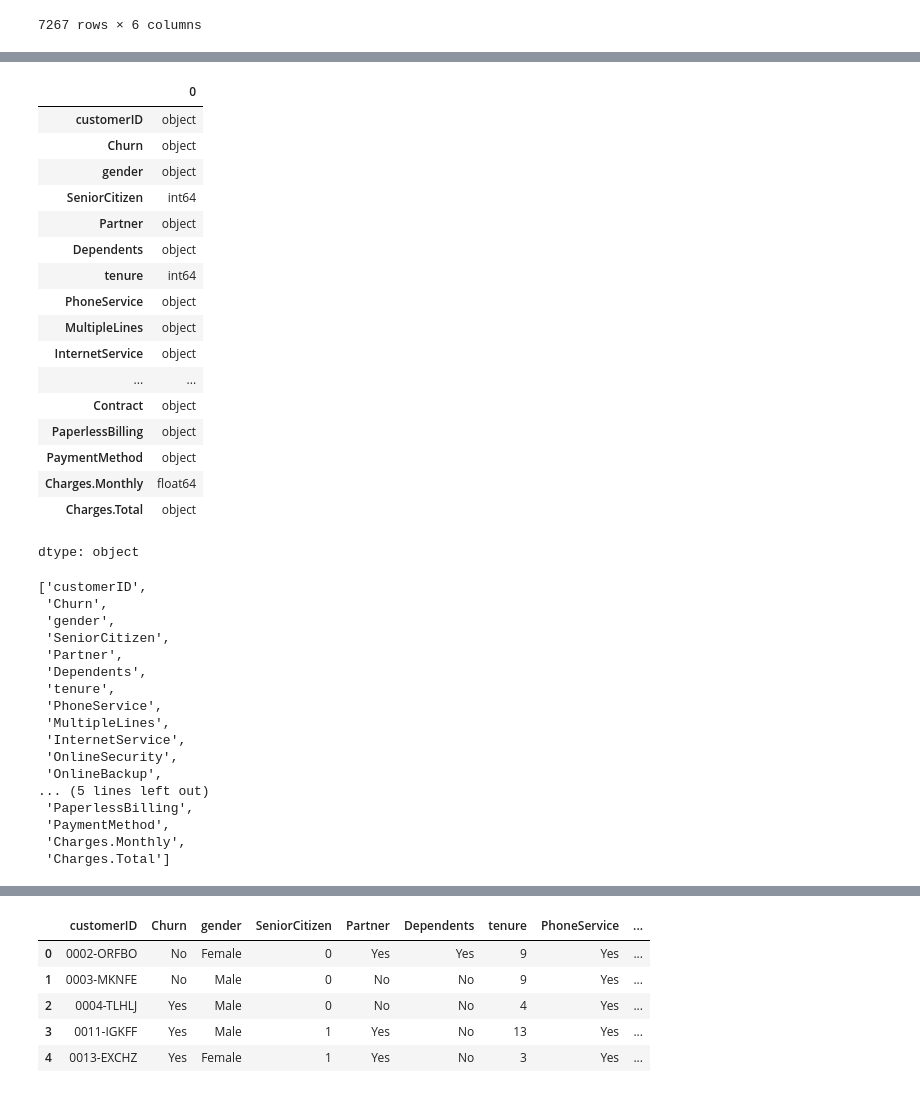
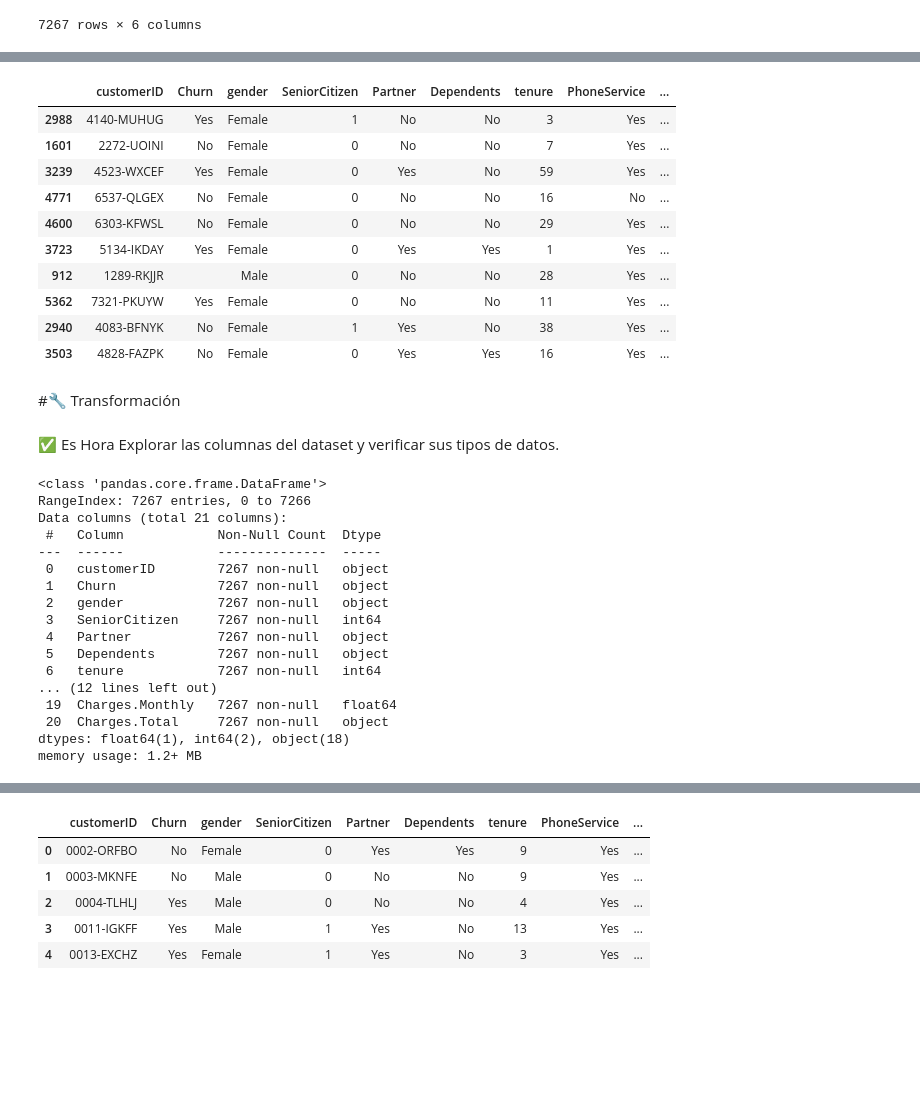
Before and after one commit to jorgevillegazz/Challange-Telecom-X, a Jupyter notebook: TelecomX_LATAM_de_George.ipynb, the cells around one changed output, grey strips where cells are left out. Cells and saved outputs as stored; diff of their text form; code cells hidden in the pictures; blank space fills up the shorter version.

```diff
--- a/TelecomX_LATAM_de_George.ipynb
+++ b/TelecomX_LATAM_de_George.ipynb
@@ -121,44 +134,39 @@ df_normalizado
+# %%
+df_normalizado.sample(10)
+# %% [output]
+|  | customerID | Churn | gender | SeniorCitizen | Partner | Dependents | tenure | PhoneService | ... |
+| 2988 | 4140-MUHUG | Yes | Female | 1 | No | No | 3 | Yes | ... |
+| 1601 | 2272-UOINI | No | Female | 0 | No | No | 7 | Yes | ... |
+| 3239 | 4523-WXCEF | Yes | Female | 0 | Yes | No | 59 | Yes | ... |
+| 4771 | 6537-QLGEX | No | Female | 0 | No | No | 16 | No | ... |
+| 4600 | 6303-KFWSL | No | Female | 0 | No | No | 29 | Yes | ... |
+| 3723 | 5134-IKDAY | Yes | Female | 0 | Yes | Yes | 1 | Yes | ... |
+| 912 | 1289-RKJJR |  | Male | 0 | No | No | 28 | Yes | ... |
+| 5362 | 7321-PKUYW | Yes | Female | 0 | No | No | 11 | Yes | ... |
+| 2940 | 4083-BFNYK | No | Female | 1 | Yes | No | 38 | Yes | ... |
+| 3503 | 4828-FAZPK | No | Female | 0 | Yes | Yes | 16 | Yes | ... |
+# %% [markdown]
+#🔧 Transformación
+# %% [markdown]
+✅ Es Hora Explorar las columnas del dataset y verificar sus tipos de datos.
 # %%
 #visualizamos el tipo de dato por columna
-df_normalizado.dtypes
+df_normalizado.info()
 # %% [output]
-|  | 0 |
-| customerID | object |
-| Churn | object |
-| gender | object |
-| SeniorCitizen | int64 |
-| Partner | object |
-| Dependents | object |
-| tenure | int64 |
-| PhoneService | object |
-| MultipleLines | object |
-| InternetService | object |
-| ... | ... |
-| Contract | object |
-| PaperlessBilling | object |
-| PaymentMethod | object |
-| Charges.Monthly | float64 |
-| Charges.Total | object |
-dtype: object
+<class 'pandas.core.frame.DataFrame'>
+RangeIndex: 7267 entries, 0 to 7266
+Data columns (total 21 columns):
+ #   Column            Non-Null Count  Dtype
+---  ------            --------------  -----
+ 0   customerID        7267 non-null   object
+ 1   Churn             7267 non-null   object
+ 2   gender            7267 non-null   object
+ 3   SeniorCitizen     7267 non-null   int64
+ 4   Partner           7267 non-null   object
+ 5   Dependents        7267 non-null   object
+ 6   tenure            7267 non-null   int64
+... (12 lines left out)
+ 19  Charges.Monthly   7267 non-null   float64
+ 20  Charges.Total     7267 non-null   object
+dtypes: float64(1), int64(2), object(18)
+memory usage: 1.2+ MB
-# %%
-#Vizualizamos el nombre de las columnas
-# Nombres de columnas
-df_normalizado.columns.tolist()
-# %% [output]
-['customerID',
- 'Churn',
- 'gender',
- 'SeniorCitizen',
- 'Partner',
- 'Dependents',
- 'tenure',
- 'PhoneService',
- 'MultipleLines',
- 'InternetService',
- 'OnlineSecurity',
- 'OnlineBackup',
-... (5 lines left out)
- 'PaperlessBilling',
- 'PaymentMethod',
- 'Charges.Monthly',
- 'Charges.Total']
```
Also changed, not shown: parts of 38 cells of this notebook.
